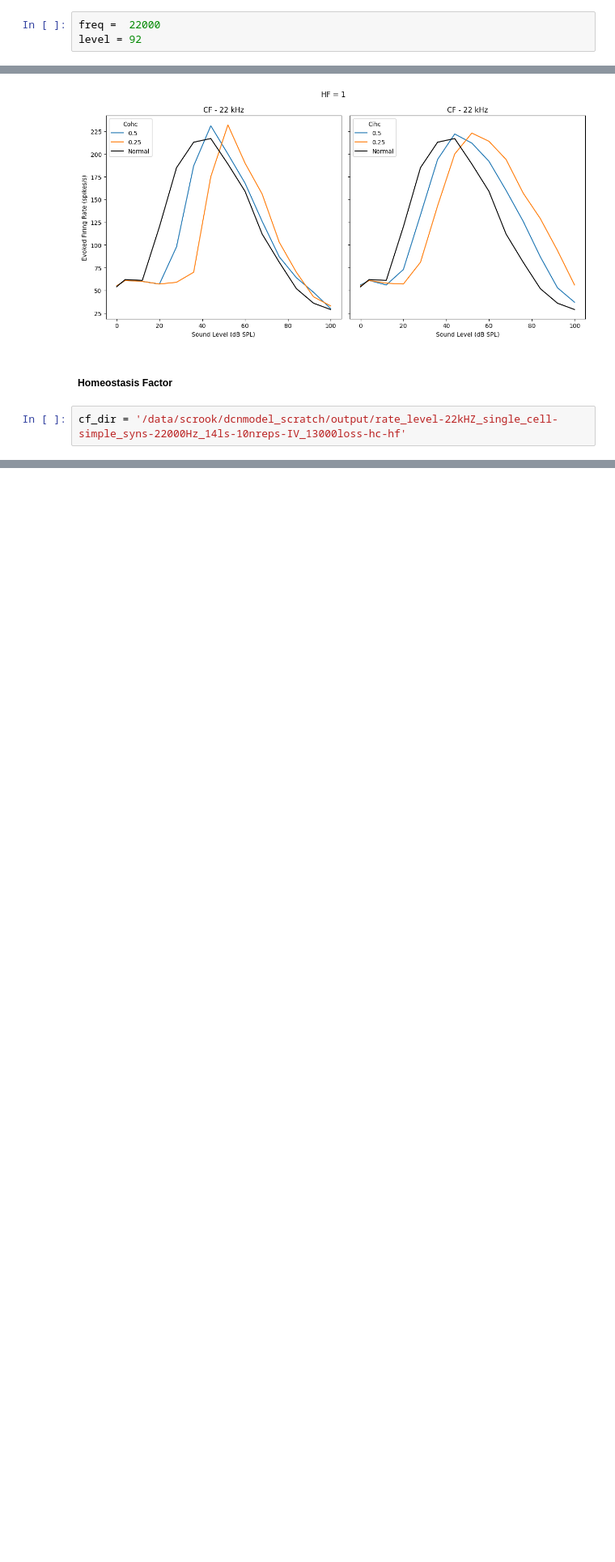
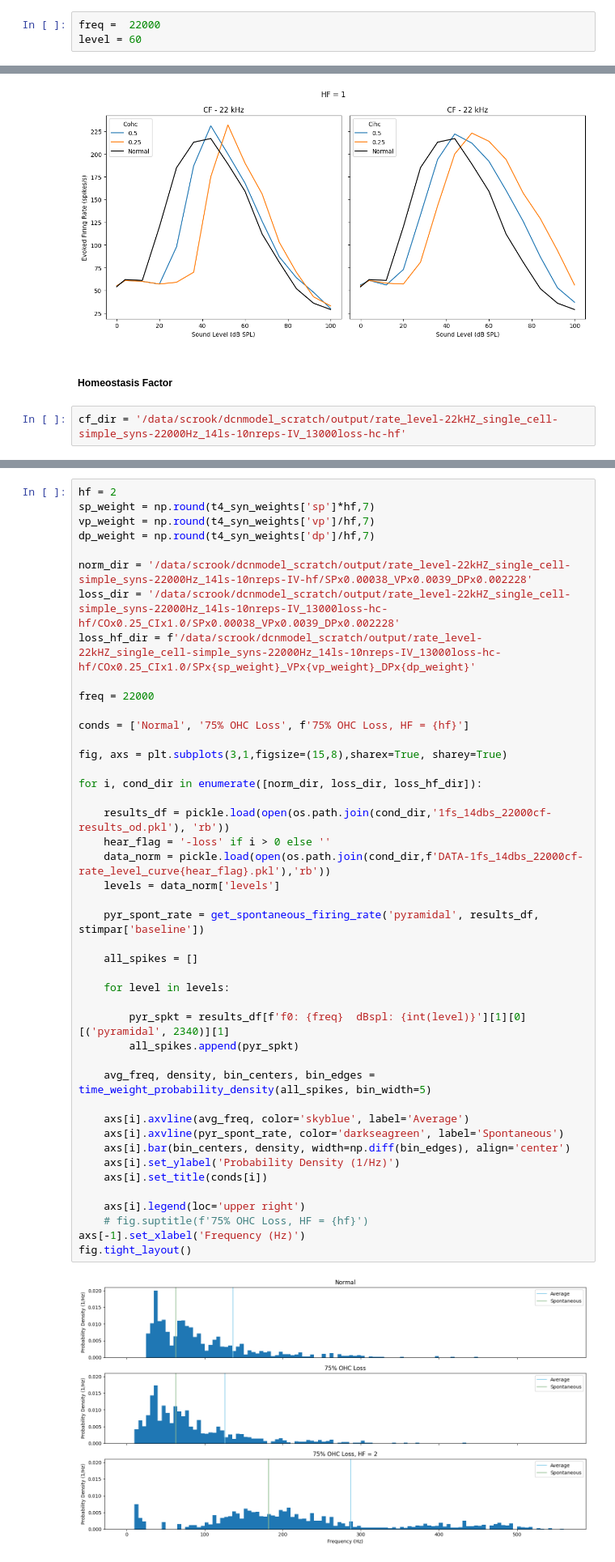
Before and after one commit to kedoxey/DCN_model, a Jupyter notebook: notebooks/SPC_network.ipynb, the cells around one changed output, grey strips where cells are left out. Shown at 81% size. Cells and saved outputs as stored; diff of their text form; blank space fills up the shorter version.

```diff
--- a/notebooks/SPC_network.ipynb
+++ b/notebooks/SPC_network.ipynb
@@ -1199,6 +1087,6 @@ subdir_levels
 # %%
 freq =  22000
-level = 92
+level = 60
 # %%
 cell_types = ['pyramidal','tuberculoventral', 'dstellate', 'sgc']
 
@@ -1601,0 +1492,46 @@ fig.savefig('RL_curve-IV-hc_impairment-homeo_factor.png', dpi=300)
+# %%
+hf = 2
+sp_weight = np.round(t4_syn_weights['sp']*hf,7)
+vp_weight = np.round(t4_syn_weights['vp']/hf,7)
+dp_weight = np.round(t4_syn_weights['dp']/hf,7)
+
+norm_dir = '/data/scrook/dcnmodel_scratch/output/rate_level-22kHZ_single_cell-simple_syns-22000Hz_14ls-10nreps-IV-hf/SPx0.00038_VPx0.0039_DPx0.002228'
+loss_dir = '/data/scrook/dcnmodel_scratch/output/rate_level-22kHZ_single_cell-simple_syns-22000Hz_14ls-10nreps-IV_13000loss-hc-hf/COx0.25_CIx1.0/SPx0.00038_VPx0.0039_DPx0.002228'
+loss_hf_dir = f'/data/scrook/dcnmodel_scratch/output/rate_level-22kHZ_single_cell-simple_syns-22000Hz_14ls-10nreps-IV_13000loss-hc-hf/COx0.25_CIx1.0/SPx{sp_weight}_VPx{vp_weight}_DPx{dp_weight}'
+
+freq = 22000
+
+conds = ['Normal', '75% OHC Loss', f'75% OHC Loss, HF = {hf}']
+
+fig, axs = plt.subplots(3,1,figsize=(15,8),sharex=True, sharey=True)
+
+for i, cond_dir in enumerate([norm_dir, loss_dir, loss_hf_dir]):
+
+    results_df = pickle.load(open(os.path.join(cond_dir,'1fs_14dbs_22000cf-results_od.pkl'), 'rb'))
+    hear_flag = '-loss' if i > 0 else ''
+    data_norm = pickle.load(open(os.path.join(cond_dir,f'DATA-1fs_14dbs_22000cf-rate_level_curve{hear_flag}.pkl'),'rb'))
+    levels = data_norm['levels']
+
+    pyr_spont_rate = get_spontaneous_firing_rate('pyramidal', results_df, stimpar['baseline'])
+
+    all_spikes = []
+
+    for level in levels:
+
+        pyr_spkt = results_df[f'f0: {freq}  dBspl: {int(level)}'][1][0][('pyramidal', 2340)][1]
+        all_spikes.append(pyr_spkt)
+
+    avg_freq, density, bin_centers, bin_edges = time_weight_probability_density(all_spikes, bin_width=5)
+
+    axs[i].axvline(avg_freq, color='skyblue', label='Average')
+    axs[i].axvline(pyr_spont_rate, color='darkseagreen', label='Spontaneous')
+    axs[i].bar(bin_centers, density, width=np.diff(bin_edges), align='center')
+    axs[i].set_ylabel('Probability Density (1/Hz)')
+    axs[i].set_title(conds[i])
+
+    axs[i].legend(loc='upper right')
+    # fig.suptitle(f'75% OHC Loss, HF = {hf}')
+axs[-1].set_xlabel('Frequency (Hz)')
+fig.tight_layout()
+# %% [output]
+[figure, added]
```
Also changed, not shown: parts of 10 cells of this notebook, 41 other files.
